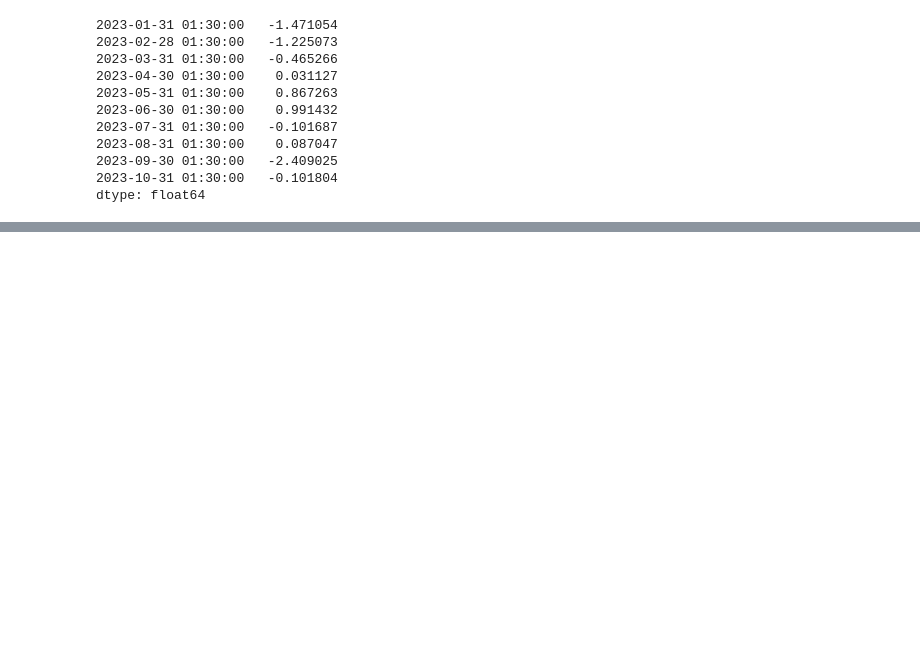
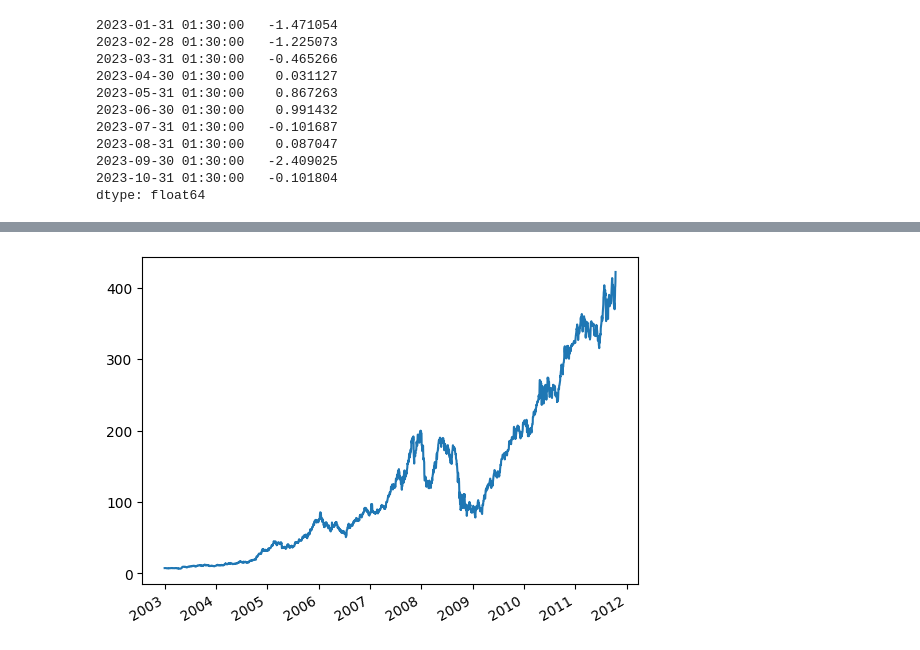
Before and after one commit to xiangshiyin/data-programming-with-python, a Jupyter notebook: 2023-fall/2023-10-10/notebook/code_demo.ipynb, the cells around one changed output, grey strips where cells are left out. Saved outputs shown, nothing was run; the diff lists cells and outputs as text; code cells hidden in the pictures; blank space fills up the shorter version.

```diff
--- a/2023-fall/2023-10-10/notebook/code_demo.ipynb
+++ b/2023-fall/2023-10-10/notebook/code_demo.ipynb
@@ -526,0 +795,2 @@ dtype: float64
+# %%
+close_px_all = pd.read_csv("../data/stock_px.csv", parse_dates=True, index_col=0)
@@ -526,0 +826,5 @@ dtype: float64
+# %%
+close_px_all["AAPL"].plot()
+plt.show()
+# %% [output]
+[figure, added]
```
Also changed, not shown: parts of 40 cells of this notebook, 1 other file.
